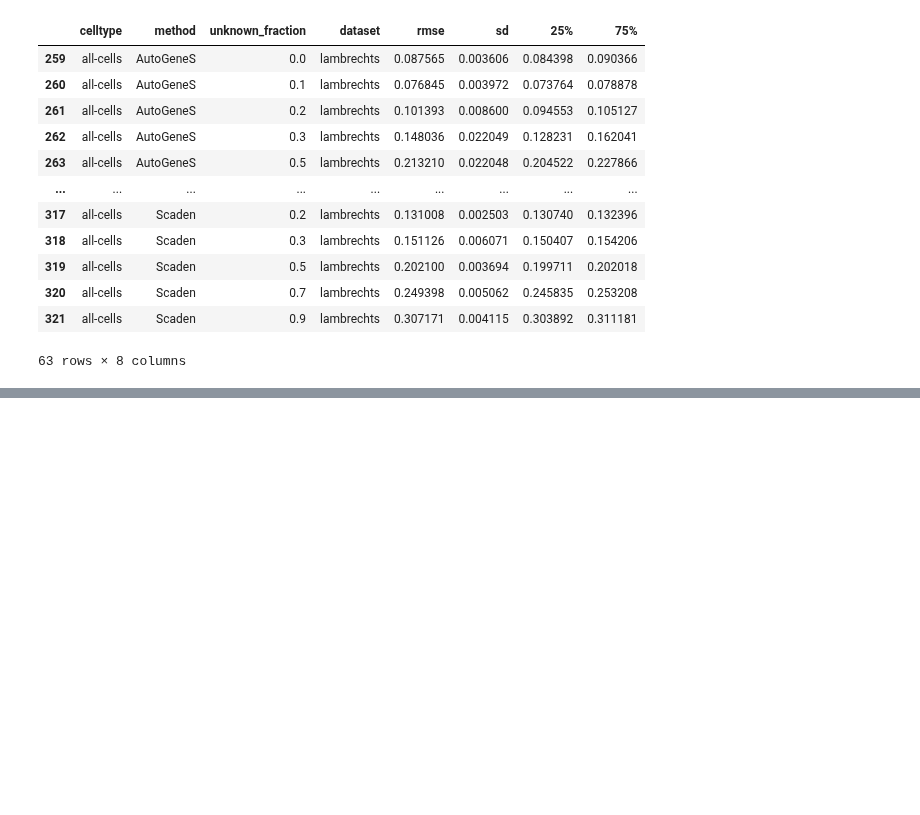
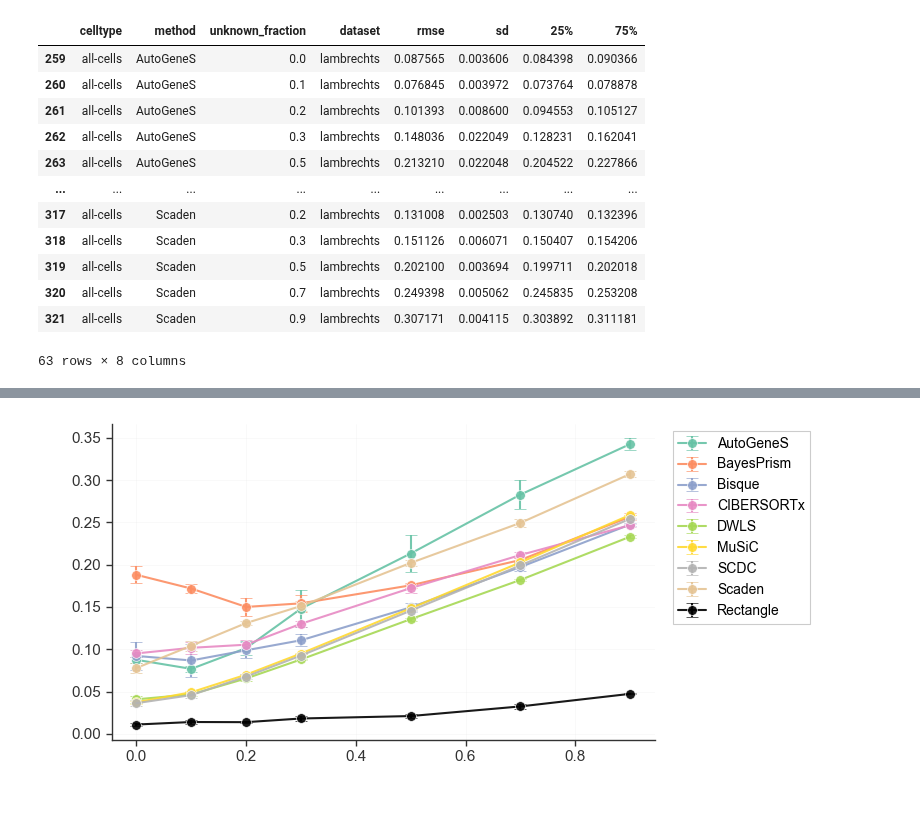
Before and after one commit to ComputationalBiomedicineGroup/rectangle_paper, a Jupyter notebook: notebooks/figure_4.ipynb, the cells around one changed output, grey strips where cells are left out. Saved outputs shown, nothing was run; the diff lists cells and outputs as text; code cells hidden in the pictures; blank space fills up the shorter version.

```diff
--- a/notebooks/figure_4.ipynb
+++ b/notebooks/figure_4.ipynb
@@ -531,2 +466,78 @@ plt.show()
+# %%
+# Plot RMSE summary for all cells
+import seaborn as sns
+import matplotlib.pyplot as plt
+
+# Modern scientific styling
+plt.rcParams['font.family'] = 'sans-serif'
+plt.rcParams['font.sans-serif'] = ['Arial', 'Helvetica', 'DejaVu Sans']
+plt.rcParams['pdf.fonttype'] = 42  # TrueType fonts for better PDF compatibility
+
+fig, ax = plt.subplots(figsize=(8, 4))
+ax.set_facecolor('white')
+fig.patch.set_facecolor('white')
+
+# Sort methods: alphabetically, but Rectangle last
+methods = sorted(rmse_summary_all['method'].unique())
+if 'Rectangle' in methods:
+    methods.remove('Rectangle')
+    methods.append('Rectangle')
+
+# Plot with error bars (using standard deviation)
+for method in methods:
+    method_data = rmse_summary_all[rmse_summary_all['method'] == method]
+
+    # Sort by unknown_fraction for proper line plotting
+    method_data = method_data.sort_values('unknown_fraction')
+
+    x = method_data['unknown_fraction']
+    y = method_data['rmse']
+    yerr = method_data['sd']
+
+    color = method_palette.get(method, '#000000')
+    ax.errorbar(x, y, yerr=yerr, label=method, marker='o', capsize=4,
+                capthick=1.5, linewidth=1.5, markersize=7, markeredgewidth=0.5,
+                markeredgecolor='white', color=color, alpha=0.9, zorder=3)
+
+ax.set_xlabel('Unknown cell fraction', fontsize=13, fontweight='normal')
+ax.set_ylabel('RMSE (all cells)', fontsize=13, fontweight='normal')
+
+# Modern legend styling
+legend = ax.legend(bbox_to_anchor=(1.02, 1), loc='upper left',
+                   frameon=True, fontsize=10, ncol=1,
+                   framealpha=1.0, fancybox=False)
+legend.get_frame().set_linewidth(0.8)
+legend.get_frame().set_edgecolor('#CCCCCC')
+legend.get_frame().set_facecolor('white')
+# Ensure legend text is visible
+for text in legend.get_texts():
+    text.set_color('black')
+
+# Subtle grid
+ax.grid(True, alpha=0.15, linestyle='-', linewidth=0.5, color='#CCCCCC', zorder=1)
+ax.set_axisbelow(True)
+
+# Clean spines
+for spine in ['top', 'right']:
+    ax.spines[spine].set_visible(False)
+for spine in ['left', 'bottom']:
+    ax.spines[spine].set_color('#333333')
+    ax.spines[spine].set_linewidth(1)
+
+# Enable minor ticks
+ax.minorticks_on()
+
+# Tick styling - major ticks
+ax.tick_params(axis='both', which='major', labelsize=11,
+               length=4, width=1, colors='#333333',
+               top=False, right=False, bottom=True, left=True)
+
+
+
+plt.tight_layout()
+plt.savefig('../figures/fig4c_rmse_summary_all.pdf', bbox_inches='tight', dpi=300)
+plt.show()
+# %% [output]
+[figure, added]
 # %%
 # Plot Correlation summary for all cells
```
Also changed, not shown: parts of 2 cells of this notebook.
